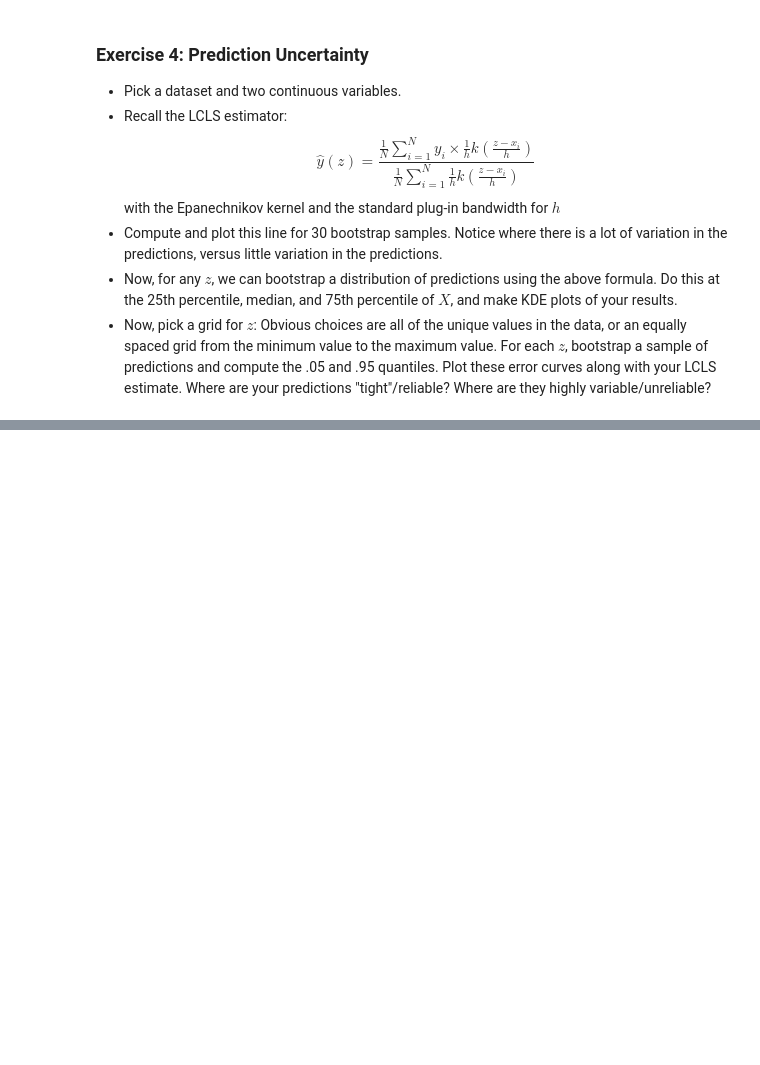
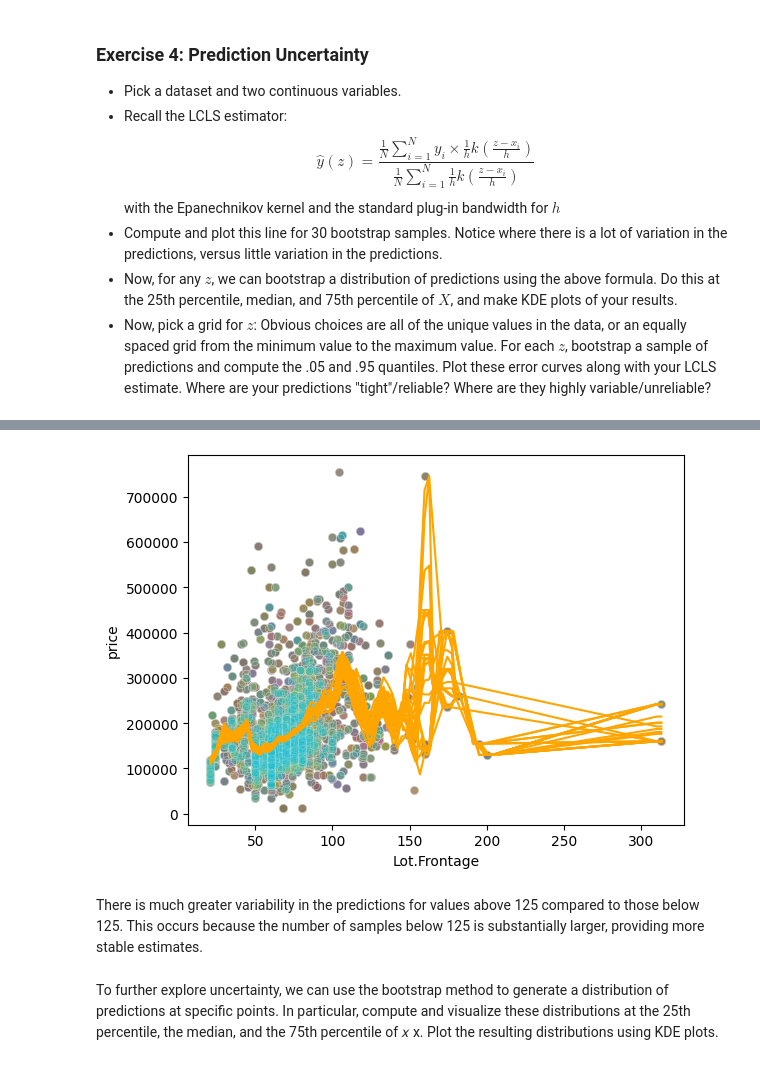
Before and after one commit to BrookeTLumpkin/DS5030-assignment4, a Jupyter notebook: assignment_4.ipynb, the cells around one changed output, grey strips where cells are left out. Drawn from its saved outputs; the diff is of its cells as text; code cells hidden in the pictures; blank space fills up the shorter version.

```diff
--- a/assignment_4.ipynb
+++ b/assignment_4.ipynb
@@ -12,0 +31,2 @@ SyntaxError: Expected one or more names after 'import' (2494350585.py, line 1)
+# %%
+df = pd.read_csv('/Users/brookelumpkin/Downloads/data 2/mn_police_use_of_force.csv')
@@ -66,0 +295,9 @@ df.head()
+# %%
+import pandas as pd
+import numpy as np
+import matplotlib.pyplot as plt
+import seaborn as sns
+
+df = pd.read_csv('/Users/brookelumpkin/Downloads/data/ames_prices.csv')
+
+df.head(2)
@@ -66,0 +309,45 @@ df.head()
+# %%
+# Grab two numeric variables
+df = df.loc[:,['price', 'Lot.Frontage']]
+df = df.dropna()
+df = df.reset_index()
+y = df['price']
+x = df['Lot.Frontage']
+# %%
+def lcls(x,y):
+    grid = np.linspace( x.min(), x.max(), 100)
+    N = len(x)
+    h = 1.06 * np.std(x) * N**(-0.2)
+
+    def kernel(u):
+        '''Epanechnikov, for variety.'''
+        k = .75 * (1-u**2) * int( np.abs(u) <= 1)
+        return k
+
+    # LCLS Regression:
+    cef = []
+    for z in grid:
+        num = 0
+        den = 0
+        for i, data in enumerate(x):
+            k_data = kernel( (z-data)/h )/(N*h)
+            den += k_data
+            num += y.iloc[i] * k_data
+        y_hat_z = num/den
+        cef.append(y_hat_z)
+
+    sns.scatterplot(y=y,x=x,alpha = .1)
+    sns.lineplot(x=grid,y=cef,color='orange')
+
+estimates = [df.sample(frac=1.0,replace=True) for _ in range(30)]
+for est in estimates:
+    lcls(est['Lot.Frontage'],est['price'])
+plt.show()
+# %% [output]
+[figure, added]
+# %% [markdown]
+There is much greater variability in the predictions for values above 125 compared to those below 125. This occurs because the number of samples below 125 is substantially larger, providing more stable estimates.
+# %% [markdown]
+To further explore uncertainty, we can use the bootstrap method to generate a distribution of predictions at specific points. In particular, compute and visualize these distributions at the 25th percentile, the median, and the 75th percentile of
+𝑥
+x. Plot the resulting distributions using KDE plots.
```
Also changed, not shown: parts of 23 cells of this notebook.
